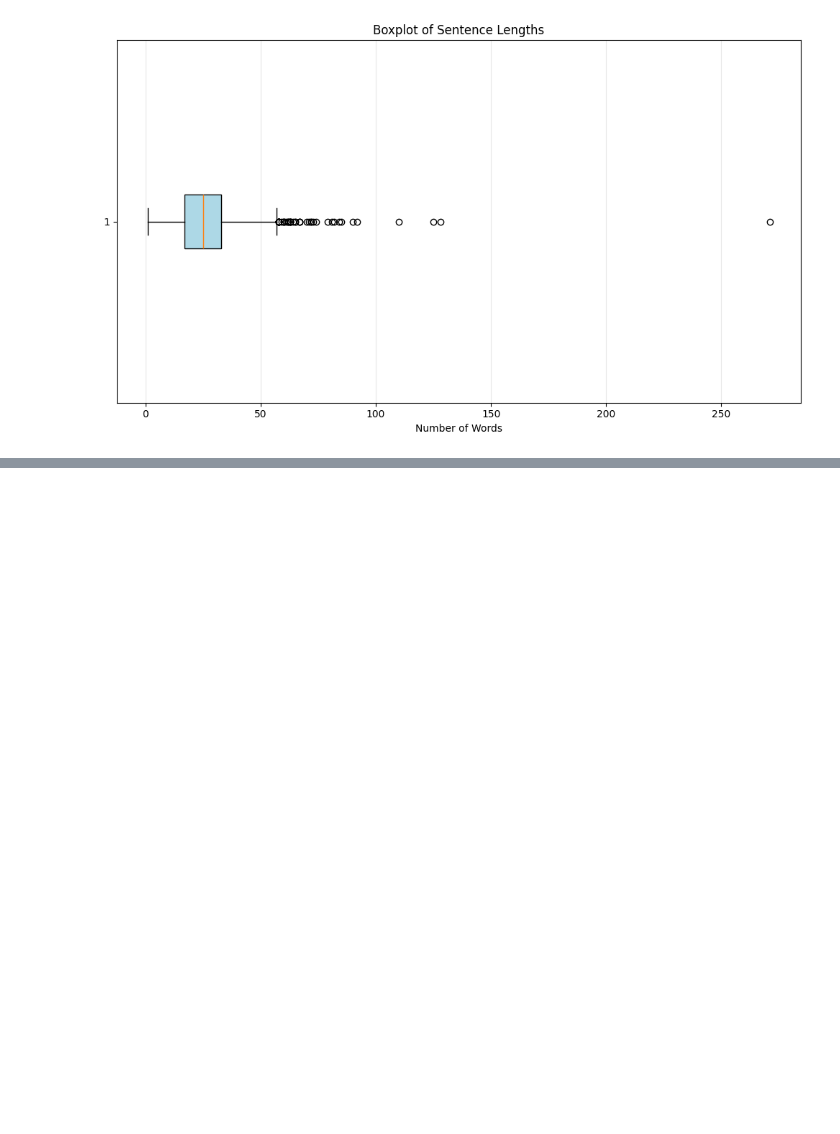
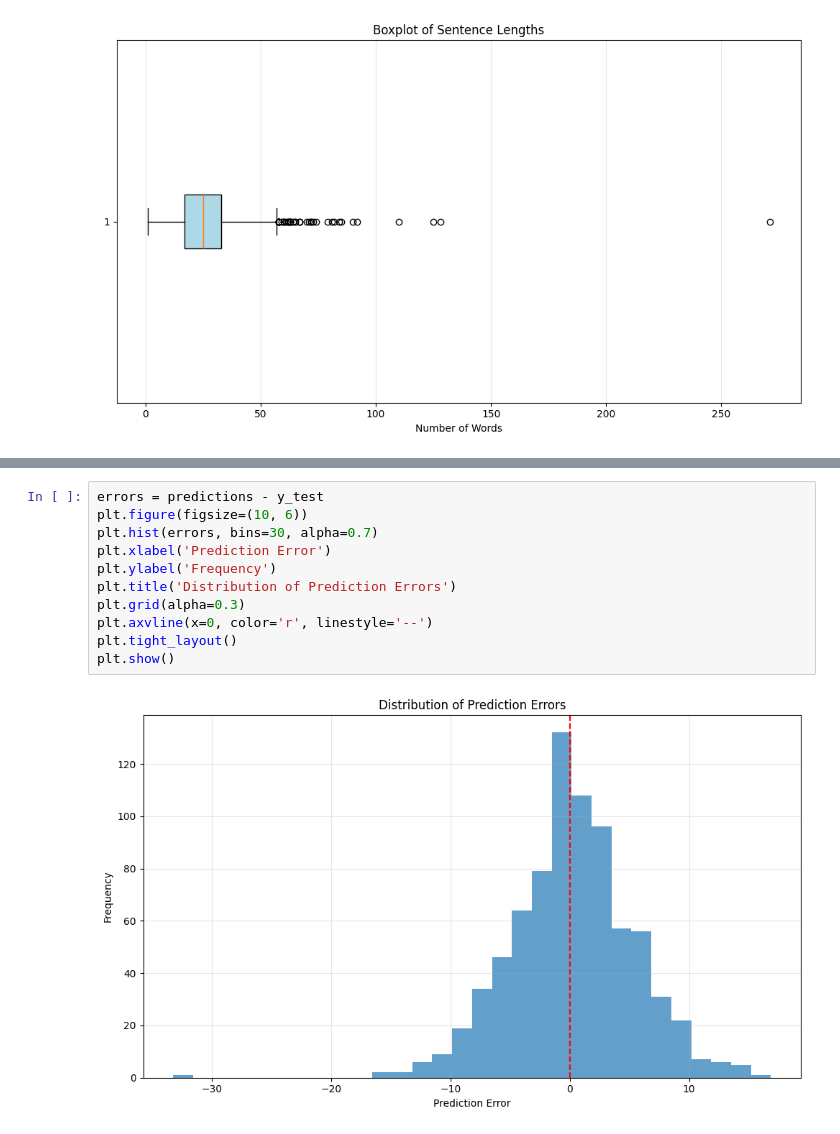
Before and after one commit to LarsHeijnennn/Internship, a Jupyter notebook: data_inspection/data_inspection.ipynb, the cells around one changed output, grey strips where cells are left out. Saved outputs shown, nothing was run; the diff lists cells and outputs as text; blank space fills up the shorter version.

```diff
--- a/data_inspection/data_inspection.ipynb
+++ b/data_inspection/data_inspection.ipynb
@@ -111,0 +244,13 @@ Maximum length: 271 words
+# %%
+errors = predictions - y_test
+plt.figure(figsize=(10, 6))
+plt.hist(errors, bins=30, alpha=0.7)
+plt.xlabel('Prediction Error')
+plt.ylabel('Frequency')
+plt.title('Distribution of Prediction Errors')
+plt.grid(alpha=0.3)
+plt.axvline(x=0, color='r', linestyle='--')
+plt.tight_layout()
+plt.show()
+# %% [output]
+[figure, added]
```
Also changed, not shown: parts of 10 cells of this notebook.
